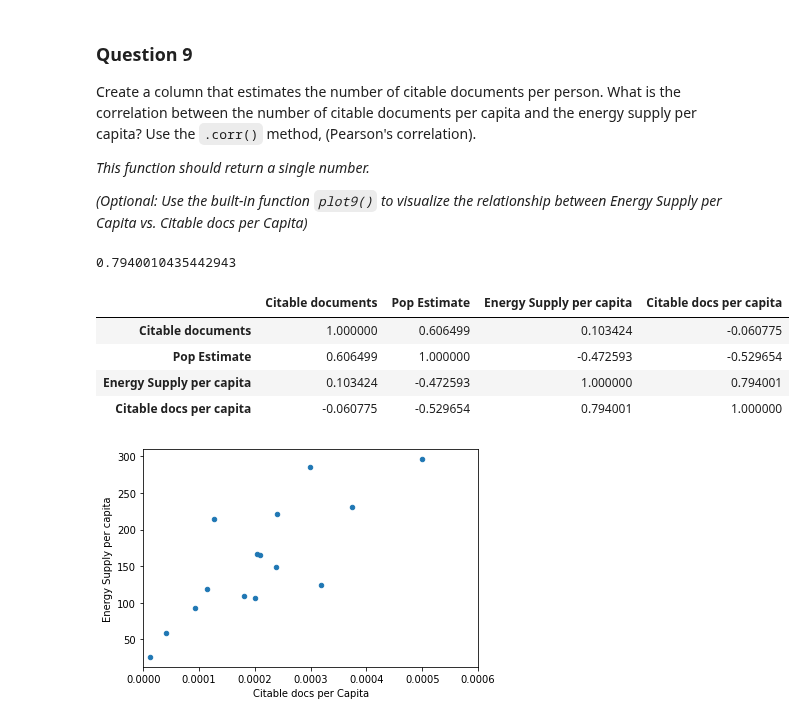
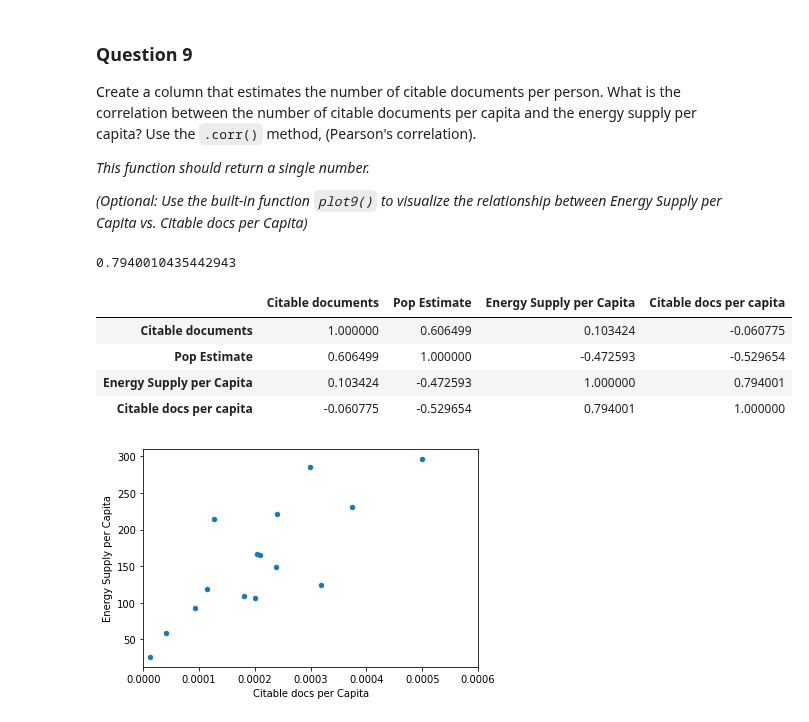
Before and after one commit to SantiGonzalezz/Applied-Data-Science-with-Python, a Jupyter notebook: 1. Introduction to Data Science in Python/Week 3/assignment3.ipynb, the cells around one changed output. Drawn from its saved outputs; the diff is of its cells as text; code cells hidden in the pictures.

```diff
--- a/1. Introduction to Data Science in Python/Week 3/assignment3.ipynb
+++ b/1. Introduction to Data Science in Python/Week 3/assignment3.ipynb
@@ -131,6 +131,8 @@ df = (pd.merge(ScimEn, Energy, how='inner', left_on='Country', right_on='Country
       .sort_values(by='Rank'))
 df = df[df['Rank'] <= 15]
 
+df.rename(columns={'Energy Supply per capita': 'Energy Supply per Capita'}, inplace=True)
+
 df.head(1)
 # %% [output]
 |  | Rank | Documents | Citable documents | Citations | Self-citations | Citations per document | H index | ... |
@@ -538,19 +529,19 @@ What is the correlation between the number of citable documents per capita and t
 *(Optional: Use the built-in function `plot9()` to visualize the relationship between Energy Supply per Capita vs. Citable docs per Capita)*
 # %%
 df = answer_one()
-df['Pop Estimate'] = df['Energy Supply'] / df['Energy Supply per capita']
-df = df[['Citable documents', 'Pop Estimate', 'Energy Supply per capita']]
+df['Pop Estimate'] = df['Energy Supply'] / df['Energy Supply per Capita']
+df = df[['Citable documents', 'Pop Estimate', 'Energy Supply per Capita']]
 df['Citable docs per capita'] = df['Citable documents'] / df['Pop Estimate']
-df[['Citable docs per capita', 'Energy Supply per capita']].corr(method='pearson')
+df[['Citable docs per capita', 'Energy Supply per Capita']].corr(method='pearson')
 #print(df.corr(method='pearson').iloc[3, 2])
-print(df.corr(method='pearson').loc['Citable docs per capita']['Energy Supply per capita'])
+print(df.corr(method='pearson').loc['Citable docs per capita']['Energy Supply per Capita'])
 df.corr(method='pearson')
 # %% [output]
 0.7940010435442943
-|  | Citable documents | Pop Estimate | Energy Supply per capita | Citable docs per capita |
+|  | Citable documents | Pop Estimate | Energy Supply per Capita | Citable docs per capita |
 | Citable documents | 1.000000 | 0.606499 | 0.103424 | -0.060775 |
 | Pop Estimate | 0.606499 | 1.000000 | -0.472593 | -0.529654 |
-| Energy Supply per capita | 0.103424 | -0.472593 | 1.000000 | 0.794001 |
+| Energy Supply per Capita | 0.103424 | -0.472593 | 1.000000 | 0.794001 |
 | Citable docs per capita | -0.060775 | -0.529654 | 0.794001 | 1.000000 |
 # %%
 def answer_nine():
```
Also changed, not shown: parts of 11 cells of this notebook.
